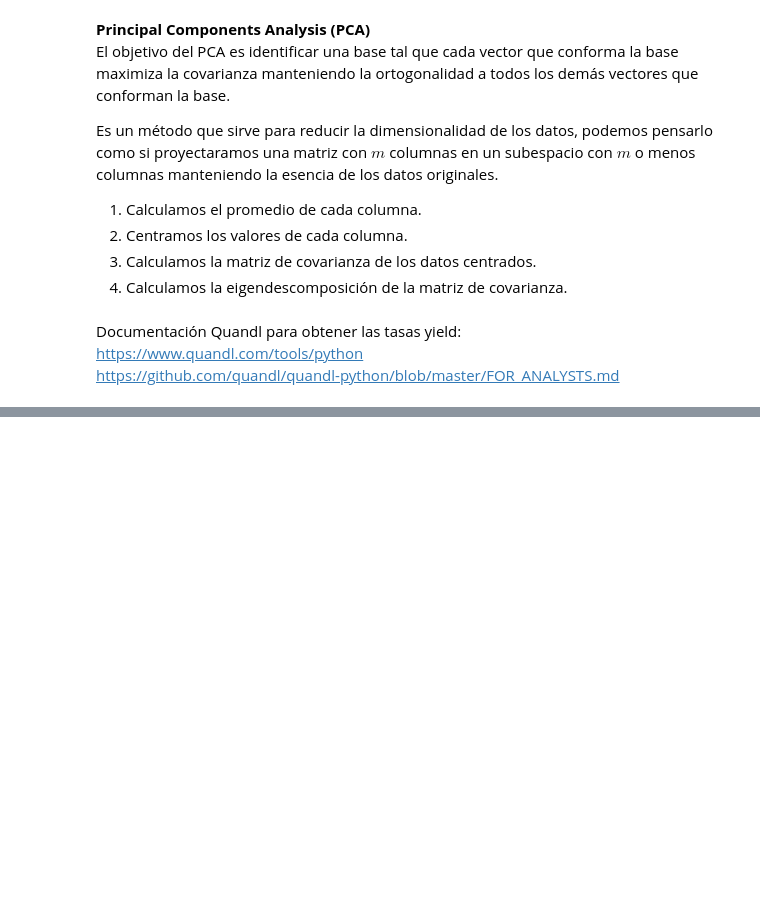
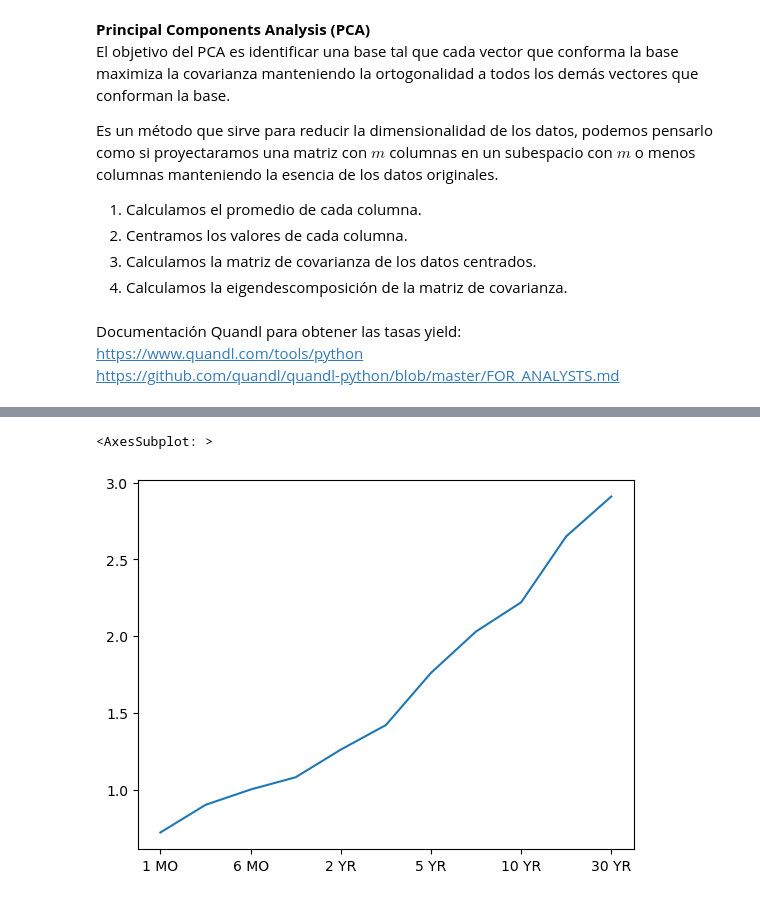
Before and after one commit to Apgt512/Modulo_II_LinAlg_Prob, a Jupyter notebook: Notebook 1.ipynb, the cells around one changed output, grey strips where cells are left out. Saved outputs shown, nothing was run; the diff lists cells and outputs as text; code cells hidden in the pictures; blank space fills up the shorter version.

```diff
--- a/Notebook 1.ipynb
+++ b/Notebook 1.ipynb
@@ -1035,5 +1108,6 @@ https://github.com/quandl/quandl-python/blob/master/FOR_ANALYSTS.md
 # %%
 import quandl
 # Cargar datos desde quandl
-df = quandl.get("USTREASURY/YIELD", start_date="2017-05-17", end_date="2022-05-17")
+df = quandl.get("USTREASURY/YIELD", start_date="2017-05-17", end_date="2023-05-17")
+df = df.dropna(axis=1)
 df
@@ -1039,0 +1129,5 @@ df
+# %%
+df.iloc[0,:].plot()
+# %% [output]
+<AxesSubplot: >
+[figure, added]
```
Also changed, not shown: parts of 26 cells of this notebook, 1 other file.
